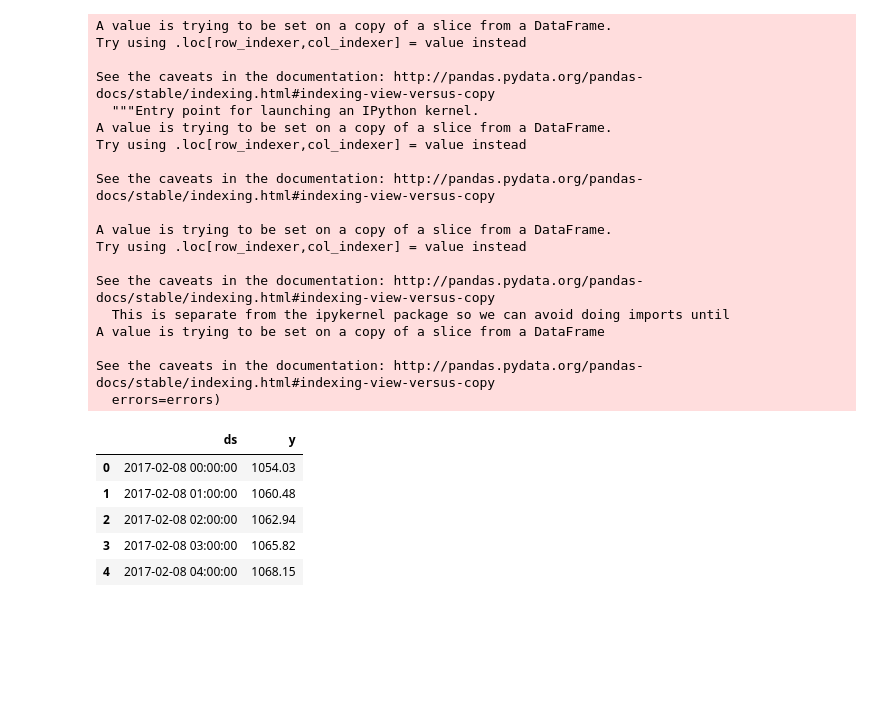
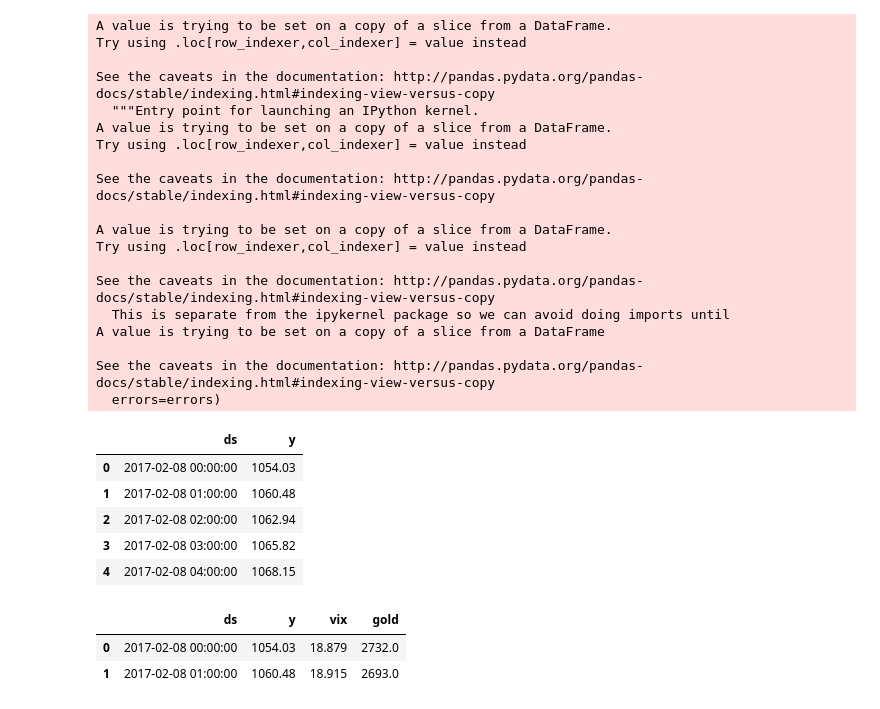
Before and after one commit to MohammadBakir/Bitcoin-Price-Prediction, a Jupyter notebook: time_series/time_series_preprocessing.ipynb, the cells around one changed output. Drawn from its saved outputs; the diff is of its cells as text; code cells hidden in the pictures; blank space fills up the shorter version.

```diff
--- a/time_series/time_series_preprocessing.ipynb
+++ b/time_series/time_series_preprocessing.ipynb
@@ -197,0 +198,10 @@ df_gold_inter.to_pickle('df_gold_inter.pickle')
+# %%
+df_combined = df_bitcoin_inter.copy()
+df_combined['vix'] = df_vix_inter['y']
+df_combined['gold'] = df_gold_inter['y']
+# %%
+df_combined.head(2)
+# %% [output]
+|  | ds | y | vix | gold |
+| 0 | 2017-02-08 00:00:00 | 1054.03 | 18.879 | 2732.0 |
+| 1 | 2017-02-08 01:00:00 | 1060.48 | 18.915 | 2693.0 |
```
Also changed, not shown: parts of 2 cells of this notebook, 5 other files.
